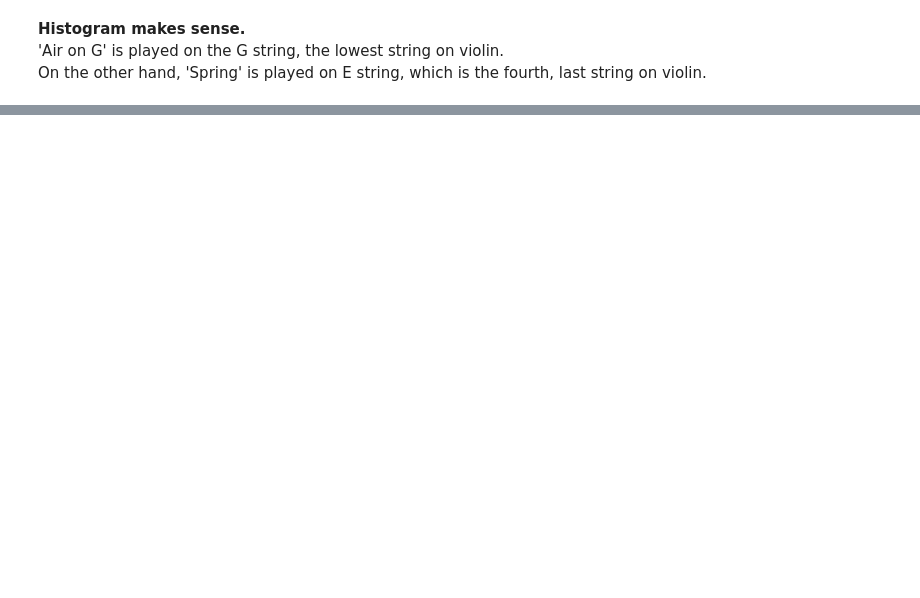
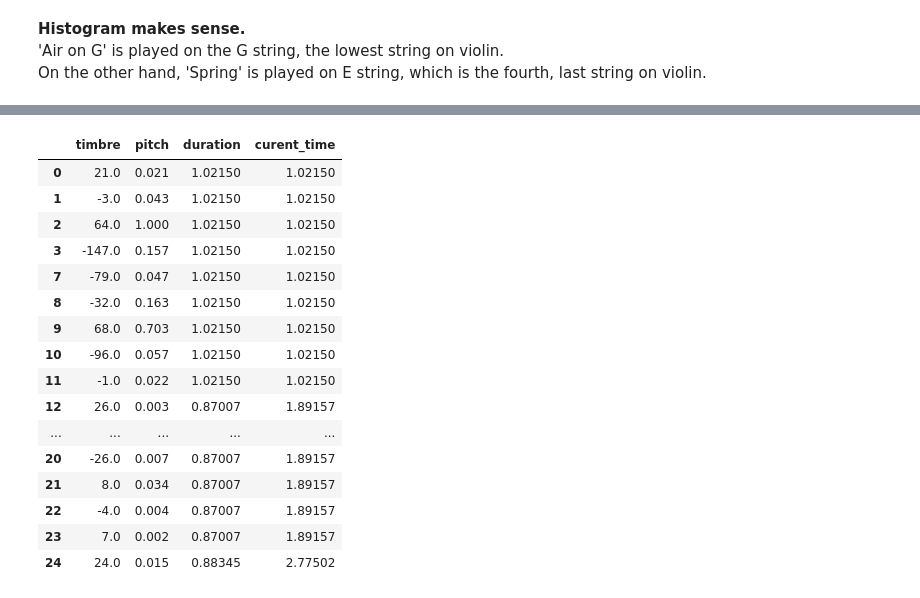
Before and after one commit to Lauralicja/SpotifyAnalyser, a Jupyter notebook: clustering.ipynb, the cells around one changed output, grey strips where cells are left out. Drawn from its saved outputs; the diff is of its cells as text; code cells hidden in the pictures; blank space fills up the shorter version.

```diff
--- a/clustering.ipynb
+++ b/clustering.ipynb
@@ -283,0 +314,21 @@ On the other hand, 'Spring' is played on E string, which is the fourth, last str
+# %%
+air_cleaned["curent_time"] = [sum(set(air_cleaned["duration"][:index])) for index, _ in enumerate(air_cleaned['duration'], int(air_cleaned.iloc[0]["duration"]))]
+air_cleaned[0:20]
+# %% [output]
+|  | timbre | pitch | duration | curent_time |
+| 0 | 21.0 | 0.021 | 1.02150 | 1.02150 |
+| 1 | -3.0 | 0.043 | 1.02150 | 1.02150 |
+| 2 | 64.0 | 1.000 | 1.02150 | 1.02150 |
+| 3 | -147.0 | 0.157 | 1.02150 | 1.02150 |
+| 7 | -79.0 | 0.047 | 1.02150 | 1.02150 |
+| 8 | -32.0 | 0.163 | 1.02150 | 1.02150 |
+| 9 | 68.0 | 0.703 | 1.02150 | 1.02150 |
+| 10 | -96.0 | 0.057 | 1.02150 | 1.02150 |
+| 11 | -1.0 | 0.022 | 1.02150 | 1.02150 |
+| 12 | 26.0 | 0.003 | 0.87007 | 1.89157 |
+| ... | ... | ... | ... | ... |
+| 20 | -26.0 | 0.007 | 0.87007 | 1.89157 |
+| 21 | 8.0 | 0.034 | 0.87007 | 1.89157 |
+| 22 | -4.0 | 0.004 | 0.87007 | 1.89157 |
+| 23 | 7.0 | 0.002 | 0.87007 | 1.89157 |
+| 24 | 24.0 | 0.015 | 0.88345 | 2.77502 |
```
Also changed, not shown: parts of 12 cells of this notebook.
